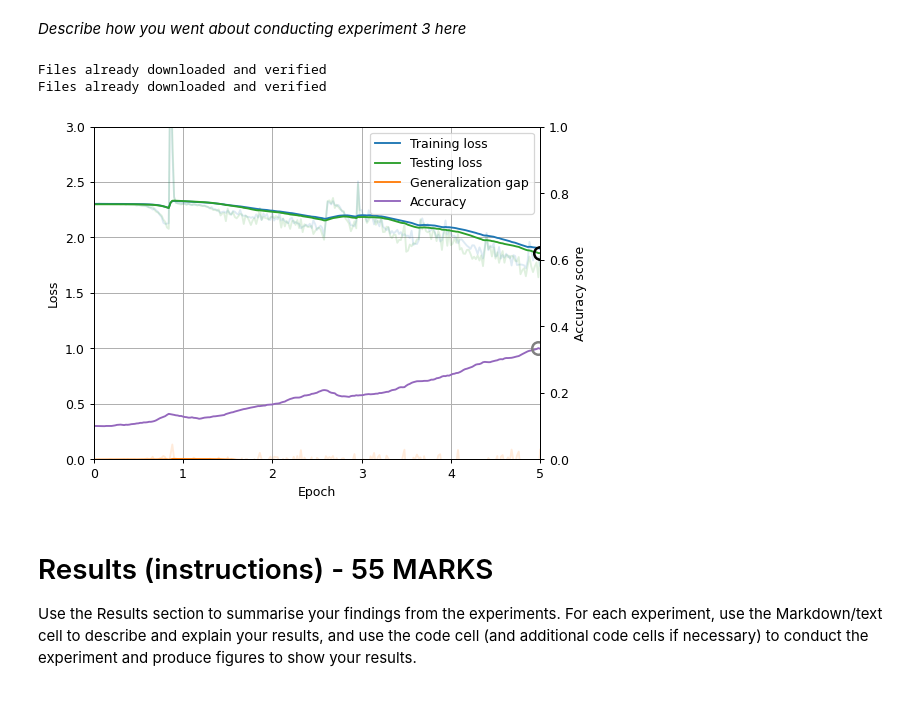
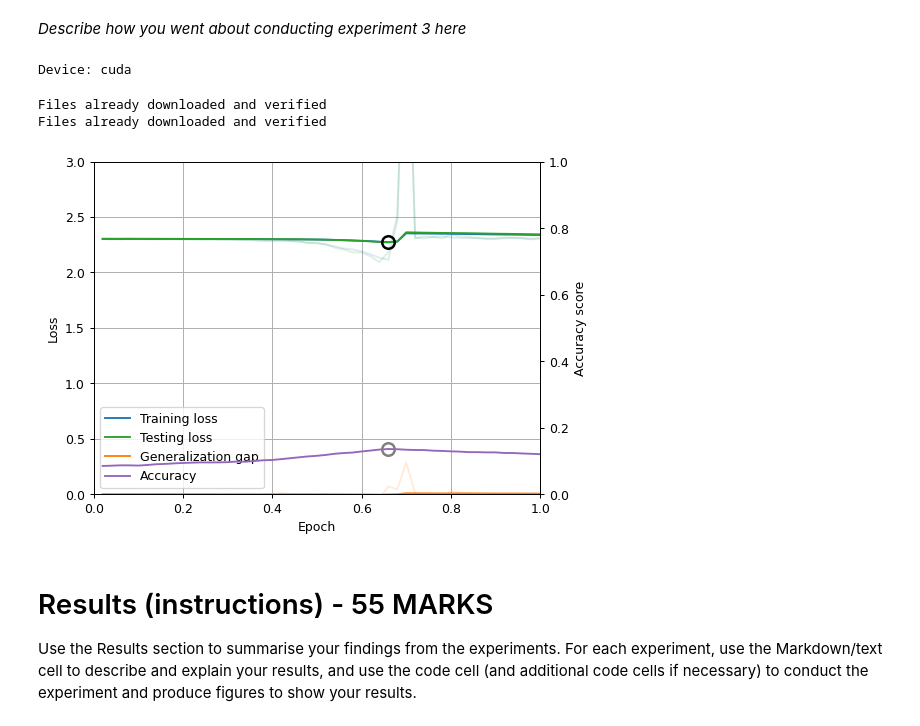
Before and after one commit to Guy29/CIFAR-10-experiments, a Jupyter notebook: 267649.ipynb, the cells around one changed output. Drawn from its saved outputs; the diff is of its cells as text; code cells hidden in the pictures.

```diff
--- a/267649.ipynb
+++ b/267649.ipynb
@@ -281,22 +281,26 @@ else:                                   device='cpu'
 # Set resolution for plots
 
 plt.rcParams['figure.dpi'] = 90
+
+print(f'Device: {device}')
+# %% [output]
+Device: cuda
 # %%
 train_set = datasets.CIFAR10(root='data', train=True , download=True, transform=ToTensor())
 test_set  = datasets.CIFAR10(root='data', train=False, download=True, transform=ToTensor())
 
 model     = NeuralNetwork(dropout_rate=0.2).to(device)
 loss_fn   = nn.CrossEntropyLoss()
 optimizer = torch.optim.SGD(model.parameters(), lr=0.1, momentum=0.9)
 scheduler = None
 
-metrics   = train_and_test(model, train_set, test_set, 50, loss_fn, optimizer, scheduler, 5, device)
+metrics   = train_and_test(model, train_set, test_set, 50, loss_fn, optimizer, scheduler, 1, device)
 
 plot_metrics(metrics)
 # %% [output]
 Files already downloaded and verified
 Files already downloaded and verified
-[figure, old version]
+[figure, new version]
 # %% [markdown]
 # Results (instructions) - 55 MARKS <ignore>
 Use the Results section to summarise your findings from the experiments. For each experiment, use the Markdown/text cell to describe and explain your results, and use the code cell (and additional code cells if necessary) to conduct the experiment and produce figures to show your results.
```
Also changed, not shown: parts of 3 cells of this notebook, 1 other file.
